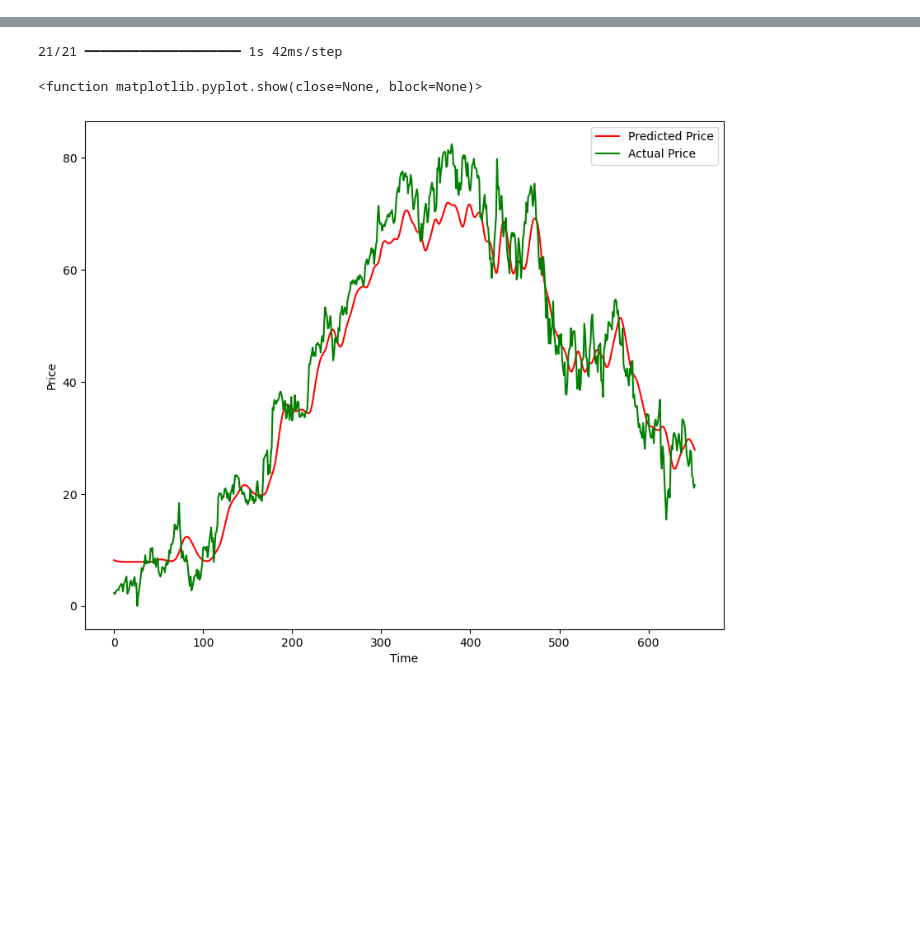
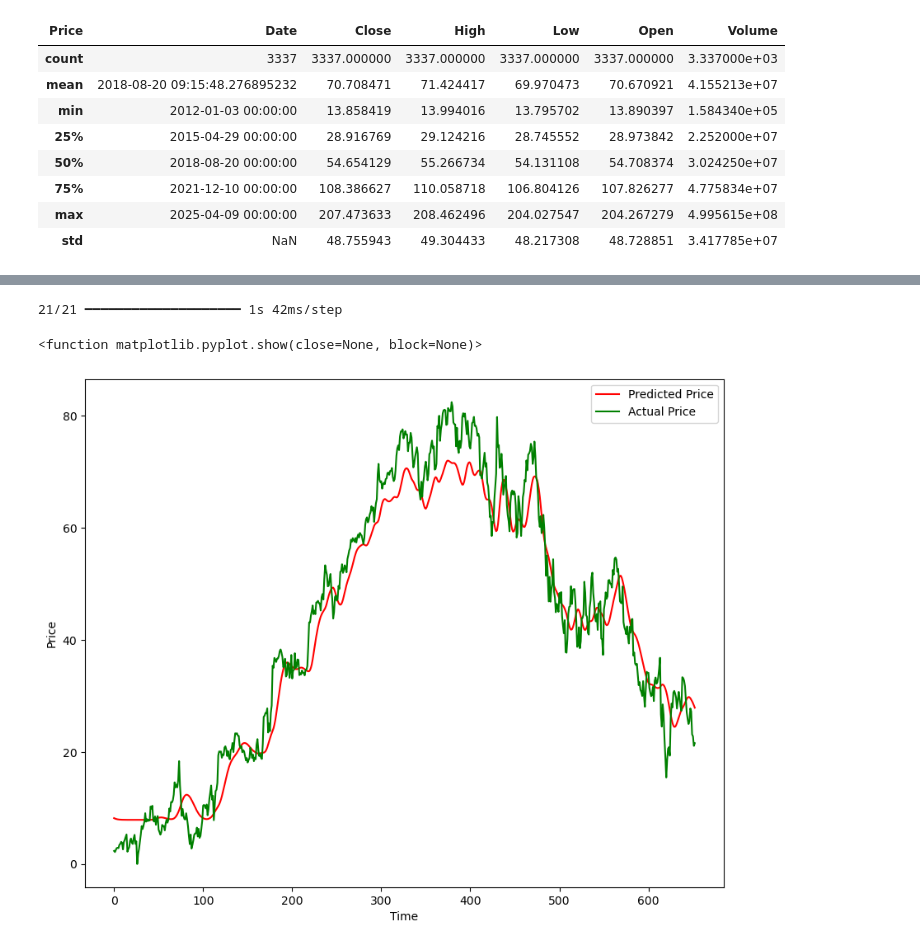
Before and after one commit to AzizuAhmad/AIEngineer, a Jupyter notebook: DataScienceProject/PredictStockPrice/main.ipynb, the cells around one changed output, grey strips where cells are left out. Saved outputs shown, nothing was run; the diff lists cells and outputs as text; code cells hidden in the pictures; blank space fills up the shorter version.

```diff
--- a/DataScienceProject/PredictStockPrice/main.ipynb
+++ b/DataScienceProject/PredictStockPrice/main.ipynb
@@ -116,0 +138,12 @@ data['Close'].head()
+# %%
+data.describe()
+# %% [output]
+| Price | Date | Close | High | Low | Open | Volume |
+| count | 3337 | 3337.000000 | 3337.000000 | 3337.000000 | 3337.000000 | 3.337000e+03 |
+| mean | 2018-08-20 09:15:48.276895232 | 70.708471 | 71.424417 | 69.970473 | 70.670921 | 4.155213e+07 |
+| min | 2012-01-03 00:00:00 | 13.858419 | 13.994016 | 13.795702 | 13.890397 | 1.584340e+05 |
+| 25% | 2015-04-29 00:00:00 | 28.916769 | 29.124216 | 28.745552 | 28.973842 | 2.252000e+07 |
+| 50% | 2018-08-20 00:00:00 | 54.654129 | 55.266734 | 54.131108 | 54.708374 | 3.024250e+07 |
+| 75% | 2021-12-10 00:00:00 | 108.386627 | 110.058718 | 106.804126 | 107.826277 | 4.775834e+07 |
+| max | 2025-04-09 00:00:00 | 207.473633 | 208.462496 | 204.027547 | 204.267279 | 4.995615e+08 |
+| std | NaN | 48.755943 | 49.304433 | 48.217308 | 48.728851 | 3.417785e+07 |
```
Also changed, not shown: parts of 26 cells of this notebook, 5 other files.
